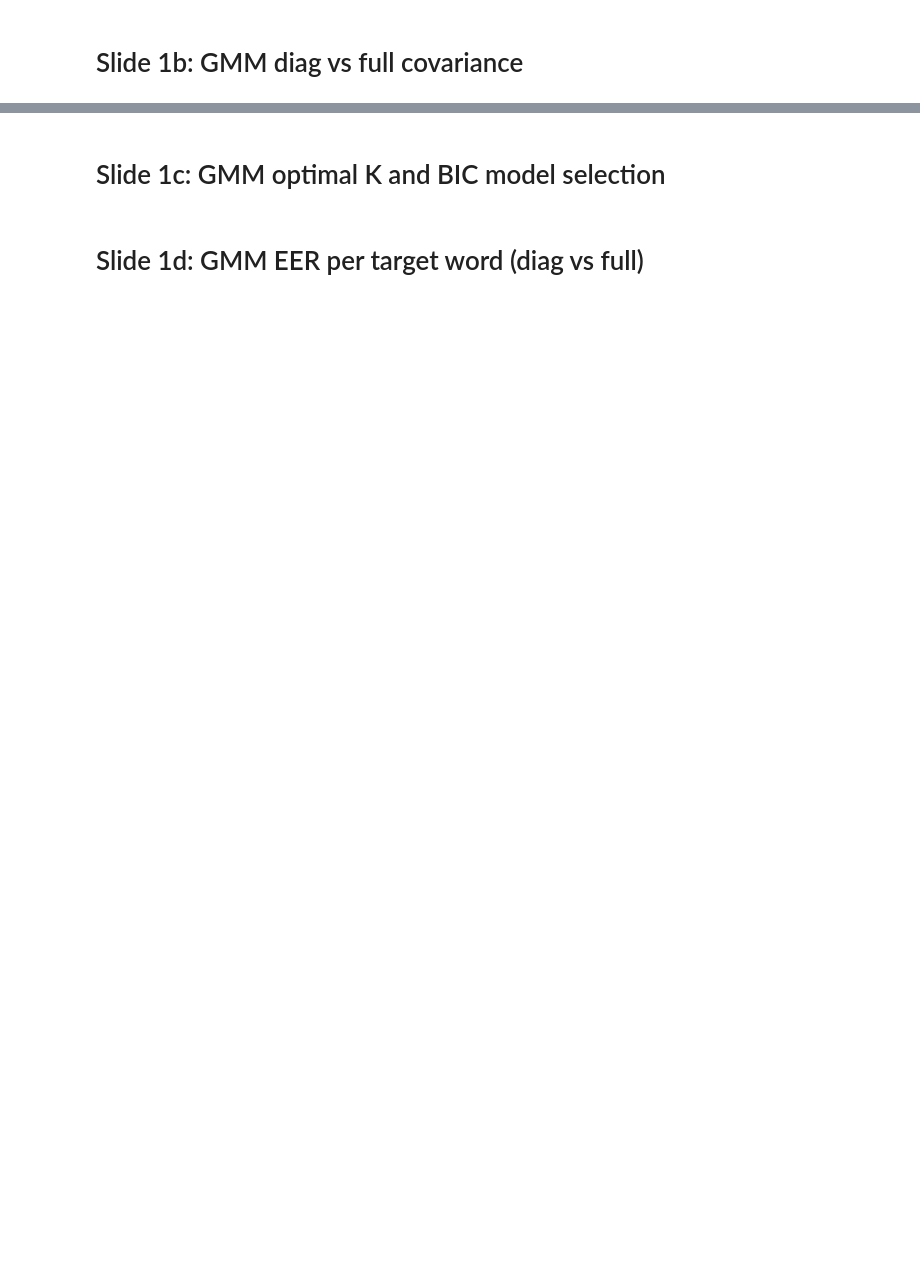
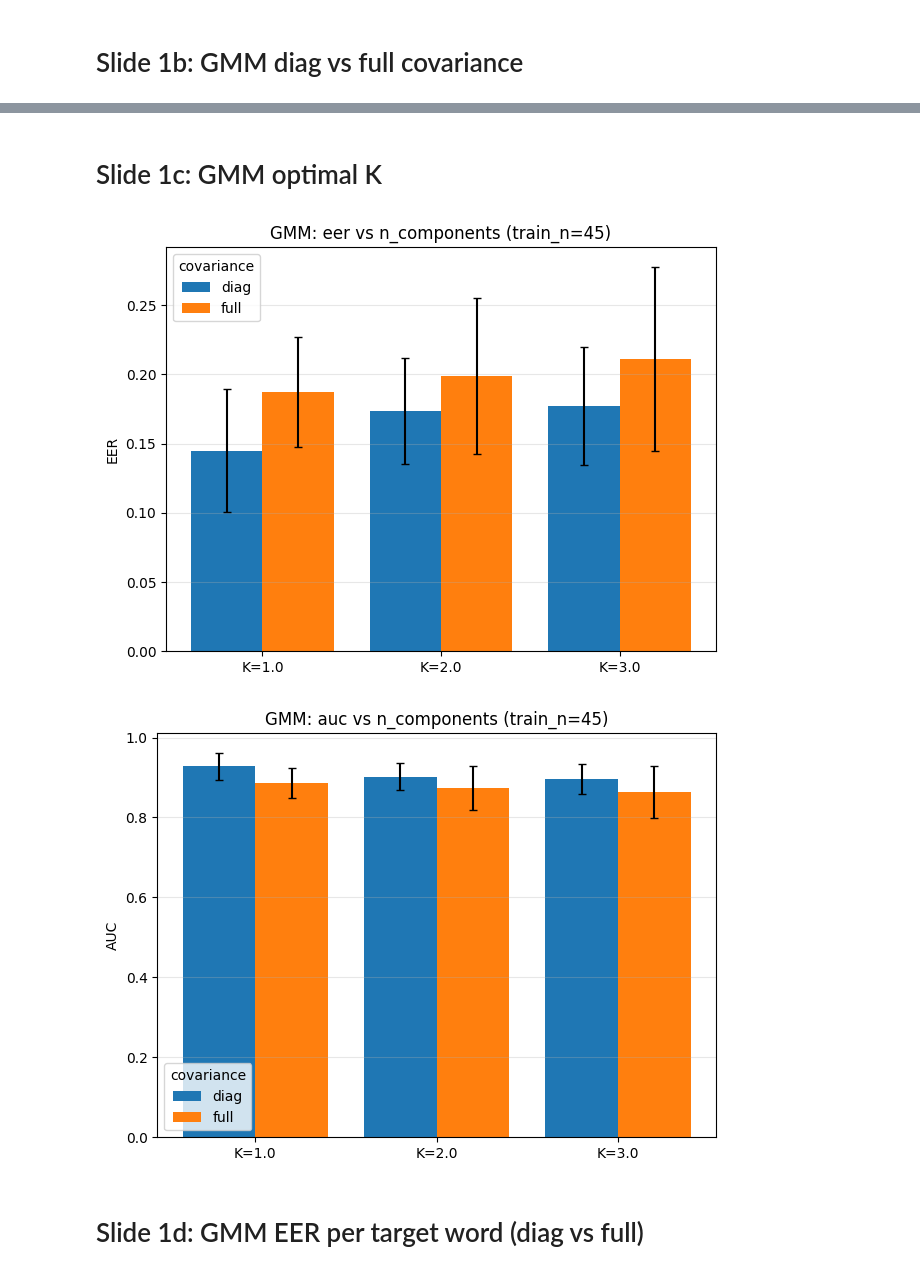
Before and after one commit to albertobasaglia/tinygmm-thesis, a Jupyter notebook: src/compare/plots.ipynb, the cells around one changed output, grey strips where cells are left out. Cells and saved outputs as stored; diff of their text form; code cells hidden in the pictures; blank space fills up the shorter version.

```diff
--- a/src/compare/plots.ipynb
+++ b/src/compare/plots.ipynb
@@ -37,10 +43,12 @@ plt.show()
 # %% [markdown]
-# Slide 1c: GMM optimal K and BIC model selection
+# Slide 1c: GMM optimal K
 # %%
 plot_gmm_components(df, y="m_eer", fixed_train_n=45)
 plot_gmm_components(df, y="m_auc", fixed_train_n=45)
-plot_gmm_bic(df, fixed_train_n=45)
 plt.show()
+# %% [output]
+[figure, added]
+[figure, added]
 # %% [markdown]
 # Slide 1d: GMM EER per target word (diag vs full)
 # %%
```
Also changed, not shown: parts of 16 cells of this notebook, 4 other files.
